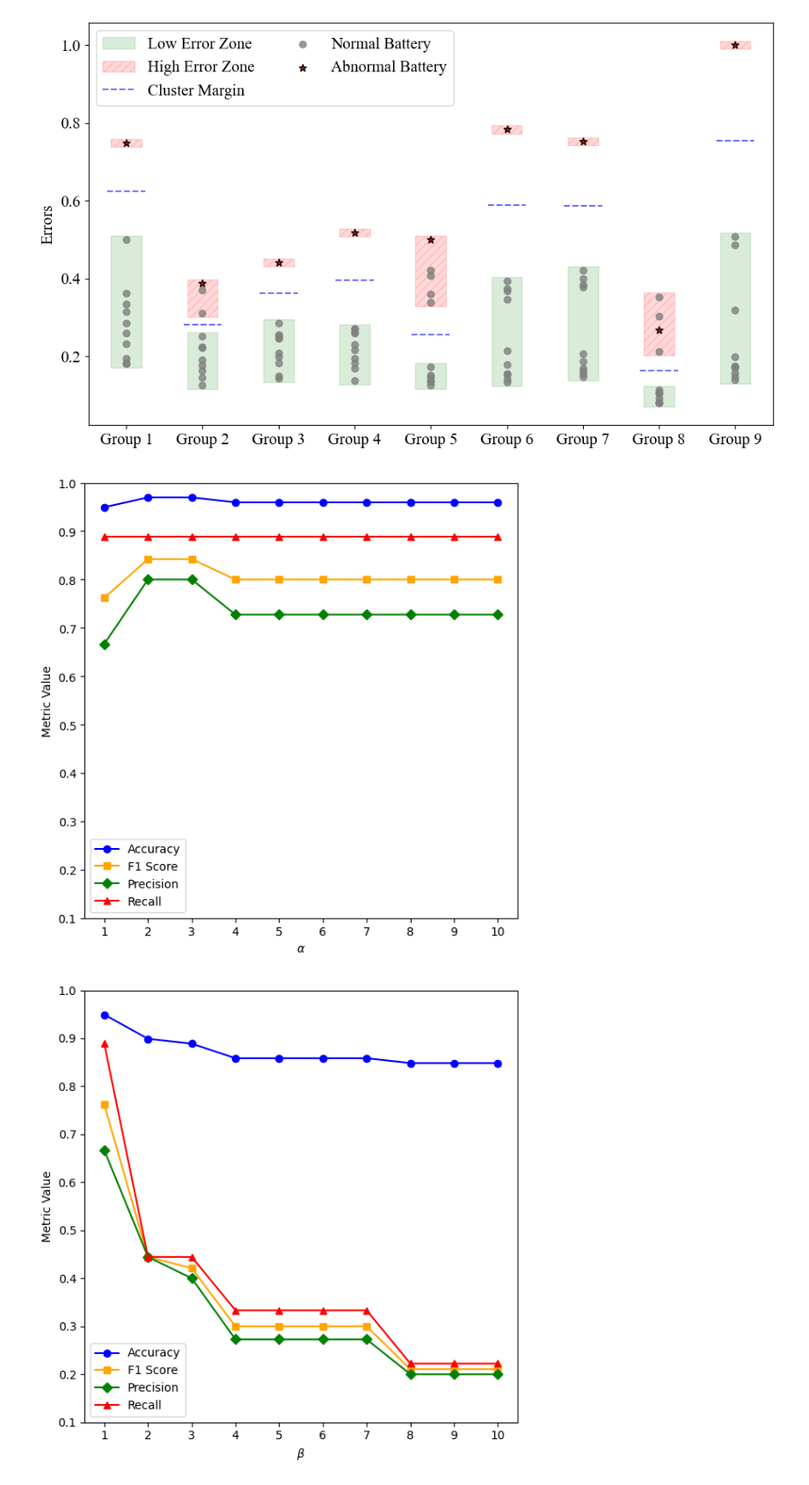
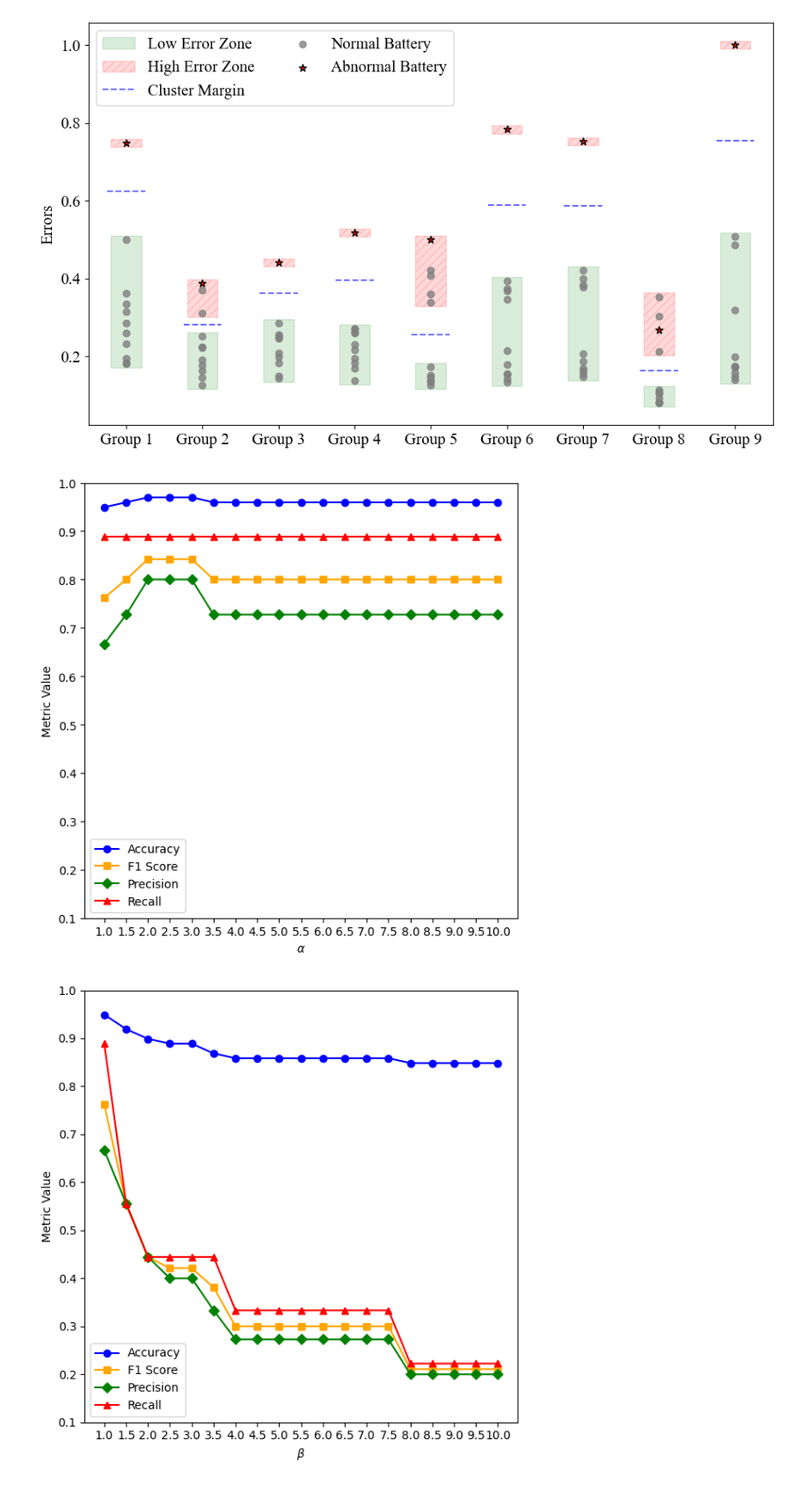
Before and after one commit to tpnam0901/DRAD, a Jupyter notebook: DRAD/plot.ipynb, the cells around one changed output. Shown at 88% size. Drawn from its saved outputs; the diff is of its cells as text; code cells hidden in the pictures.

Commit message:
update alpha, beta for b1

```diff
--- a/DRAD/plot.ipynb
+++ b/DRAD/plot.ipynb
@@ -257,7 +257,7 @@ colors = ['blue', 'orange', 'green', 'red']
 markers = ['o', 's', 'D', '^']
 
 # --- Alpha = 1 fixed ---
-df = pd.read_csv("alpha_1.csv")
+df = pd.read_csv("b3alpha1.csv")
 x_alpha = df["Beta"]  # beta values
 line_acc = df["Accuracy"]
 line_f1 = df["F1"]
@@ -270,35 +270,35 @@ for line, label, color, marker in zip([line_acc, line_f1, line_pre, line_rec], l
 # plt.xlabel("Beta")
 plt.xlabel("$\\alpha$") # Changed to Alpha for consistency with the paper
 plt.ylabel("Metric Value")
 plt.ylim(0.1, 1.0)
 plt.xticks(x_alpha)
 plt.legend()
 plt.tight_layout()
-plt.savefig("abla_alpha1_fixed.png", dpi=300)
+plt.savefig("b3_abla_alpha1_fixed.png", dpi=300)
 plt.show()
 
 # --- Beta = 1 fixed ---
-df = pd.read_csv("beta_1.csv")
+df = pd.read_csv("b3beta1.csv")
 x_beta = df["Alpha"]  # alpha values
 line_acc = df["Accuracy"]
 line_f1 = df["F1"]
 line_pre = df["Precision"]
 line_rec = df["Recall"]
 
 plt.figure(figsize=(6,6))
 for line, label, color, marker in zip([line_acc, line_f1, line_pre, line_rec], labels, colors, markers):
     plt.plot(x_beta, line, marker=marker, color=color, label=label)
 
 # plt.title("Beta = 1 fixed (Xvs1)")
 # plt.xlabel("Alpha")
 plt.xlabel("$\\beta$") # Changed to Beta for consistency with the paper
 plt.ylabel("Metric Value")
 plt.ylim(0.1, 1.0)
 plt.xticks(x_beta)
 plt.legend()
 plt.tight_layout()
-plt.savefig("abla_beta1_fixed.png", dpi=300)
+plt.savefig("b3_abla_beta1_fixed.png", dpi=300)
 plt.show()
 # %% [output]
-[figure, old version]
+[figure, new version]
-[figure, old version]
+[figure, new version]
```
Also changed, not shown: parts of 1 cell of this notebook, 4 other files.
